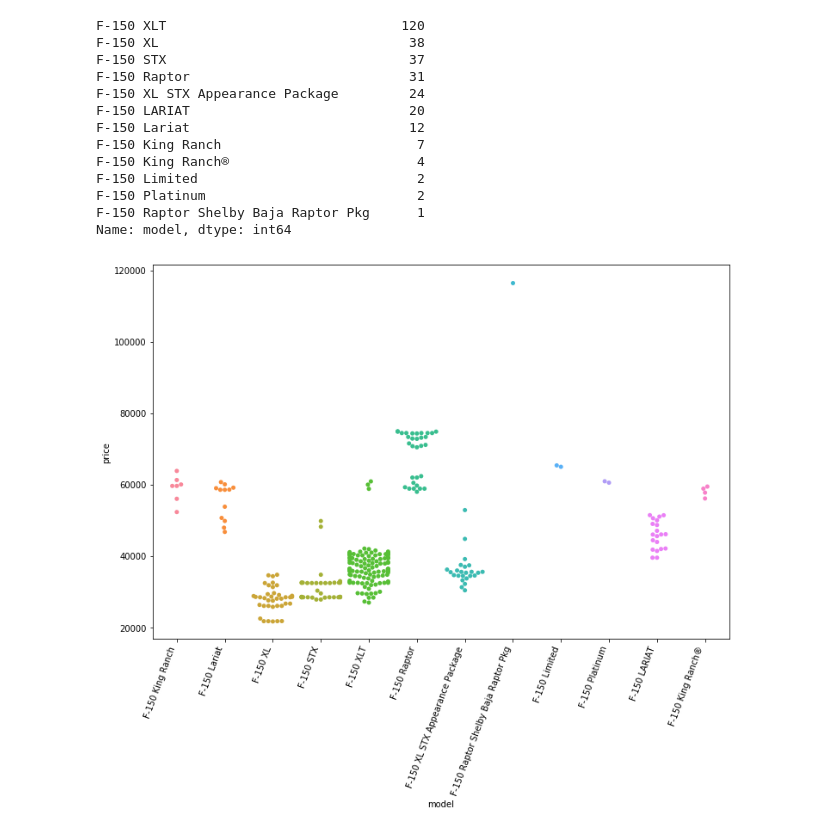
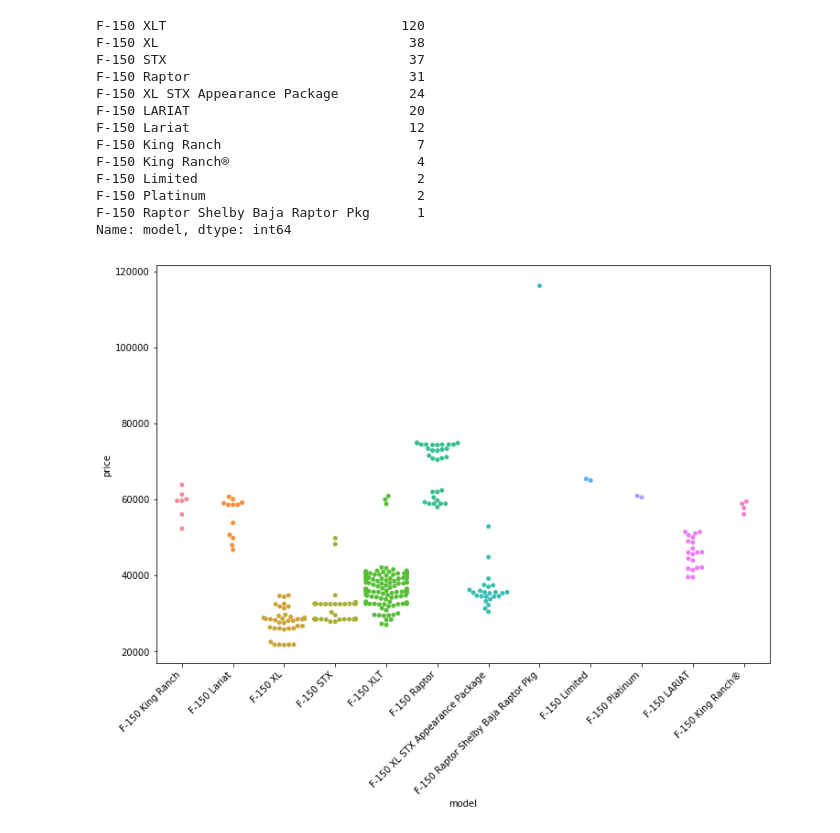
Before and after one commit to matthewzapata/vehicle_prices, a Jupyter notebook: testing_acquire_functions.ipynb, the cells around one changed output. Saved outputs shown, nothing was run; the diff lists cells and outputs as text; code cells hidden in the pictures.

```diff
--- a/testing_acquire_functions.ipynb
+++ b/testing_acquire_functions.ipynb
@@ -151,7 +151,7 @@ Name: model, dtype: int64
 # %%
 plt.figure(figsize=(12, 8))
 sns.swarmplot(df.model, df.price)
-plt.xticks(rotation=70, ha='right')
+plt.xticks(rotation=45, ha='right')
 plt.show()
 # %% [output]
-[figure, old version]
+[figure, new version]
```
Also changed, not shown: parts of 4 cells of this notebook.
